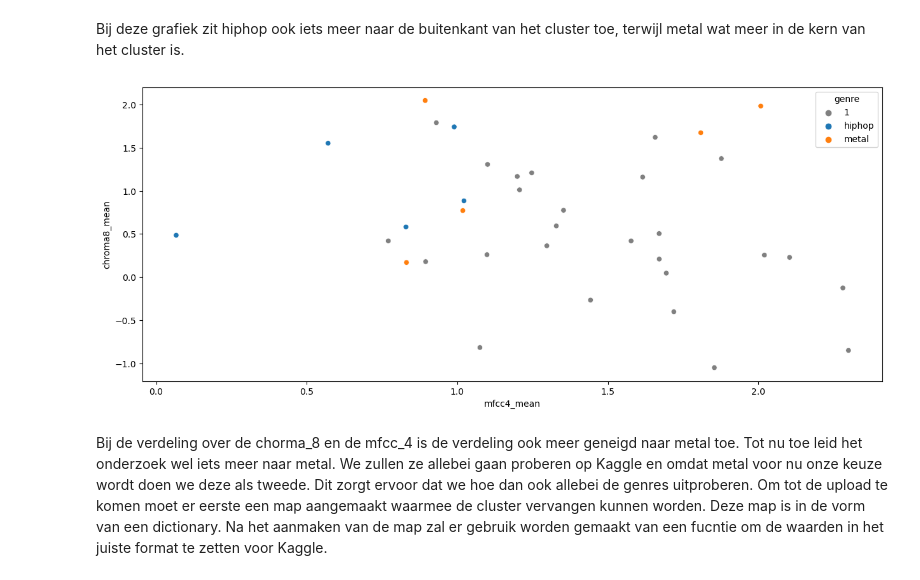
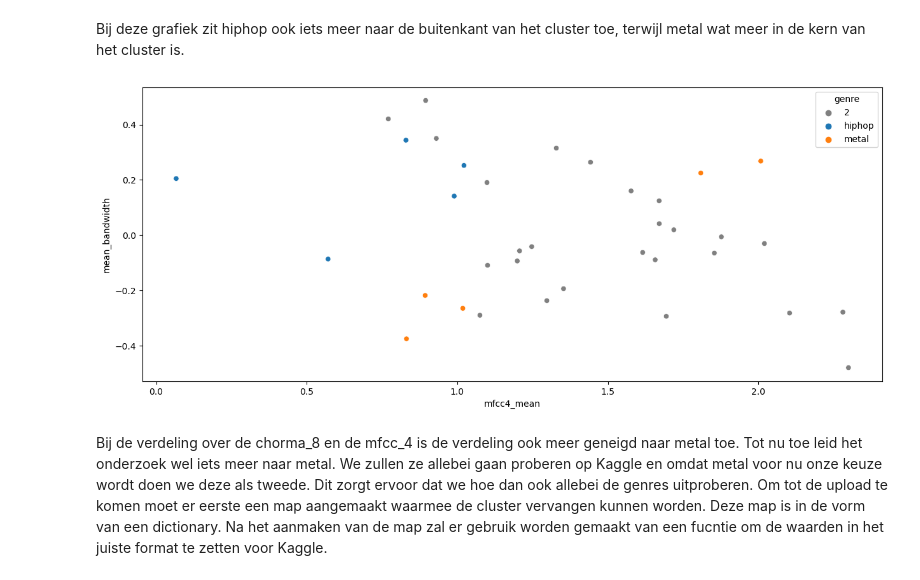
Before and after one commit to BJHeemskerk/MachineLearning, a Jupyter notebook: Muziek/Opdracht 3.ipynb, the cells around one changed output. Cells and saved outputs as stored; diff of their text form; code cells hidden in the pictures.

```diff
--- a/Muziek/Opdracht 3.ipynb
+++ b/Muziek/Opdracht 3.ipynb
@@ -686,7 +688,7 @@ def load_music(directory):
     audio_data = []
     sample_freqs = []
     mfcc_data = {}
-    chroma_data = {}
+    # chroma_data = {}
 
     # Lengte is 30 sec op 22050Hz
     lengte = 30 * 22050
@@ -710,7 +712,7 @@ def load_music(directory):
 
             # Aanmaken van de MFCC en de Chroma
             mfcc_dict = mfccs(data, sfreq)
-            chroma_dict = chroma_features(data, sfreq)
+            # chroma_dict = chroma_features(data, sfreq)
 
             # Updaten van dict met elke MFCC
             for key, value in mfcc_dict.items():
@@ -719,10 +721,10 @@ def load_music(directory):
                 mfcc_data[key].append(value)
 
             # Updaten van dict met elke Chroma
-            for key, value in chroma_dict.items():
-                if key not in chroma_data:
-                    chroma_data[key] = []
-                chroma_data[key].append(value)
+            # for key, value in chroma_dict.items():
+                # if key not in chroma_data:
+                    # chroma_data[key] = []
+                # chroma_data[key].append(value)
 
     # Omzetten van data en frequenties naar np.arrays
     audio_data = np.stack(audio_data, axis=0)
@@ -740,8 +742,8 @@ def load_music(directory):
         df[key] = values
 
     # Toevoegen van alle Chroma's
-    for key, values in chroma_data.items():
-        df[key] = values
+    # for key, values in chroma_data.items():
+        # df[key] = values
 
     # Labels mergen in data indien de directory labeled heet
     if directory == "labeled":
@@ -906,0 +915,20 @@ display(scdf.head())
+# %%
+# Kmeans Silhouette
+kmeans = KMeans(n_clusters=3, random_state=42, n_init=10)
+kmeans_labels = kmeans.fit_predict(scdf)
+kmeans_score = silhouette_score(scdf, kmeans_labels)
+
+# Birch Silhouette
+birch = Birch(n_clusters=3, threshold=0.01)
+birch_labels = birch.fit_predict(scdf)
+birch_score = silhouette_score(scdf, birch_labels)
+
+# Guassian Mixture Silhouette
+gmm = GaussianMixture(n_components=3, random_state=42)
+gmm_labels = gmm.fit_predict(scdf)
+gmm_score = silhouette_score(scdf, gmm_labels)
+
+# Uitprinten Silhouette scores
+print("KMeans Silhouette Score:", kmeans_score)
+print("Birch Silhouette Score:", birch_score)
+print("Gaussian Mixture Silhouette Score:", gmm_score)
@@ -1504,17 +1540,17 @@ Bij deze grafiek zit hiphop ook iets meer naar de buitenkant van het cluster toe
 # %%
 # Invoeren van nieuwe x en y
 x = 'mfcc4_mean'
-y = 'chroma8_mean'
+y = 'mean_bandwidth'
 
 # Uitvoeren van vergelijking
 vergelijking_genres(
     data1=data1,
     data2=data2,
     x=x,
     y=y
 )
 # %% [output]
-[figure, old version]
+[figure, new version]
 # %% [markdown]
 Bij de verdeling over de chorma_8 en de mfcc_4 is de verdeling ook meer geneigd naar metal toe. Tot nu toe leid het onderzoek wel iets meer naar metal. We zullen ze allebei gaan proberen op Kaggle en omdat metal voor nu onze keuze wordt doen we deze als tweede. Dit zorgt ervoor dat we hoe dan ook allebei de genres uitproberen. Om tot de upload te komen moet er eerste een map aangemaakt waarmee de cluster vervangen kunnen worden. Deze map is in de vorm van een dictionary. Na het aanmaken van de map zal er gebruik worden gemaakt van een fucntie om de waarden in het juiste format te zetten voor Kaggle.
 # %%
```
Also changed, not shown: parts of 23 cells of this notebook, 2 other files.
